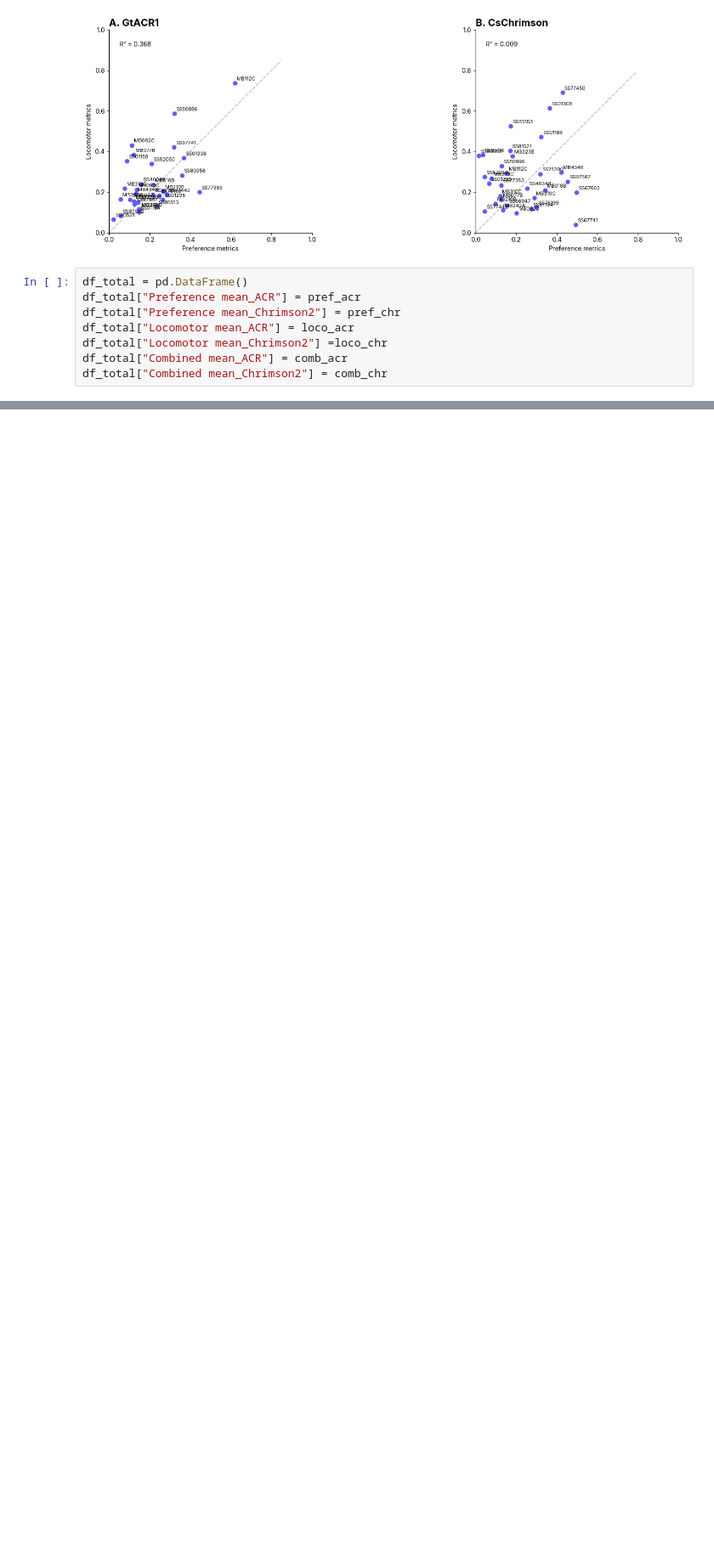
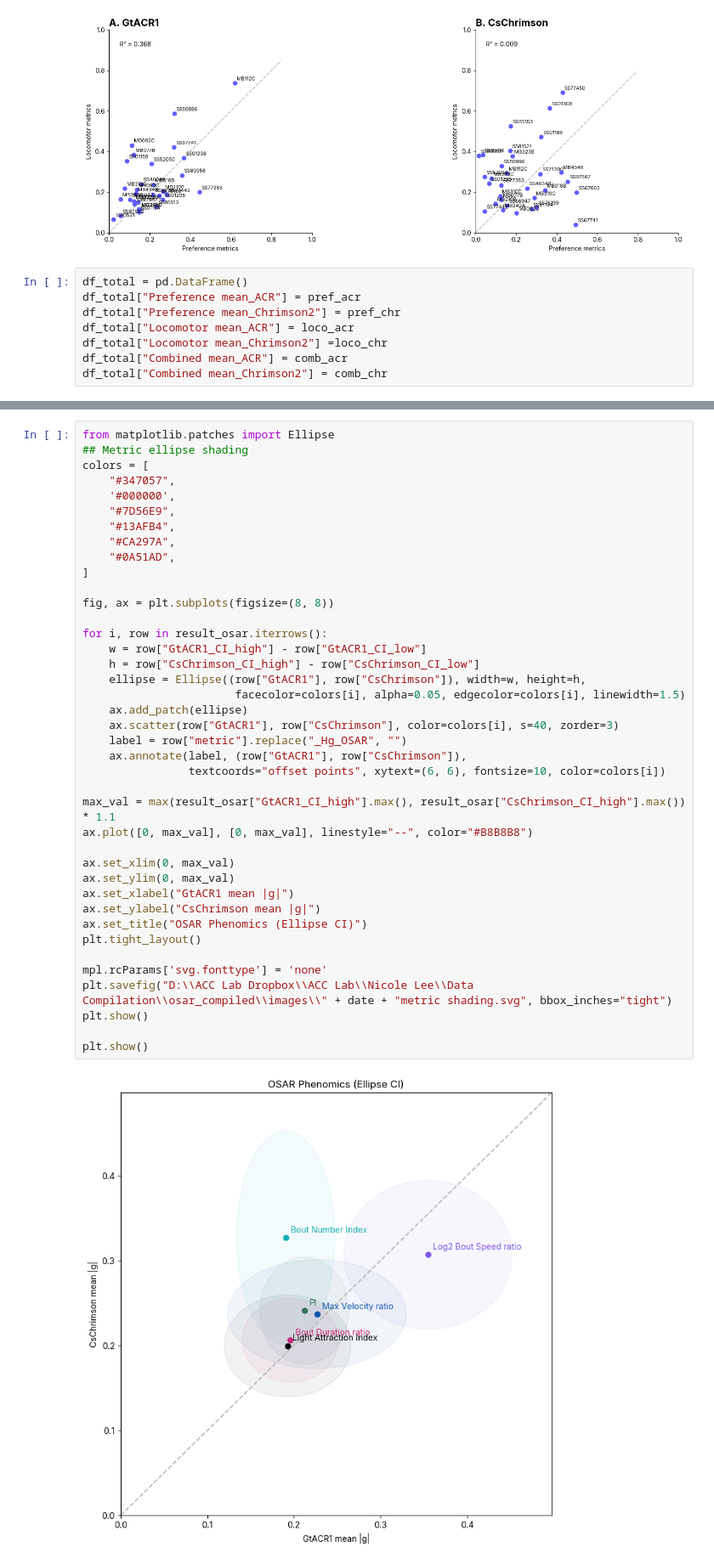
Before and after one commit to lnicole08/OSAR-Nicole-version, a Jupyter notebook: Osar Phenomics.ipynb, the cells around one changed output, grey strips where cells are left out. Shown at 85% size. Cells and saved outputs as stored; diff of their text form; blank space fills up the shorter version.

```diff
--- a/Osar Phenomics.ipynb
+++ b/Osar Phenomics.ipynb
@@ -231,0 +261,42 @@ plt.show()
+# %%
+from matplotlib.patches import Ellipse
+## Metric ellipse shading
+colors = [
+    "#347057",
+    '#000000',
+    "#7D56E9",
+    "#13AFB4",
+    "#CA297A",
+    "#0A51AD",
+]
+
+fig, ax = plt.subplots(figsize=(8, 8))
+
+for i, row in result_osar.iterrows():
+    w = row["GtACR1_CI_high"] - row["GtACR1_CI_low"]
+    h = row["CsChrimson_CI_high"] - row["CsChrimson_CI_low"]
+    ellipse = Ellipse((row["GtACR1"], row["CsChrimson"]), width=w, height=h,
+                       facecolor=colors[i], alpha=0.05, edgecolor=colors[i], linewidth=1.5)
+    ax.add_patch(ellipse)
+    ax.scatter(row["GtACR1"], row["CsChrimson"], color=colors[i], s=40, zorder=3)
+    label = row["metric"].replace("_Hg_OSAR", "")
+    ax.annotate(label, (row["GtACR1"], row["CsChrimson"]),
+                textcoords="offset points", xytext=(6, 6), fontsize=10, color=colors[i])
+
+max_val = max(result_osar["GtACR1_CI_high"].max(), result_osar["CsChrimson_CI_high"].max()) * 1.1
+ax.plot([0, max_val], [0, max_val], linestyle="--", color="#B8B8B8")
+
+ax.set_xlim(0, max_val)
+ax.set_ylim(0, max_val)
+ax.set_xlabel("GtACR1 mean |g|")
+ax.set_ylabel("CsChrimson mean |g|")
+ax.set_title("OSAR Phenomics (Ellipse CI)")
+plt.tight_layout()
+
+mpl.rcParams['svg.fonttype'] = 'none'
+plt.savefig("D:\\ACC Lab Dropbox\\ACC Lab\\Nicole Lee\\Data Compilation\\osar_compiled\\images\\" + date + "metric shading.svg", bbox_inches="tight")
+plt.show()
+
+plt.show()
+# %% [output]
+[figure, added]
```
Also changed, not shown: parts of 12 cells of this notebook, 6 other files.
